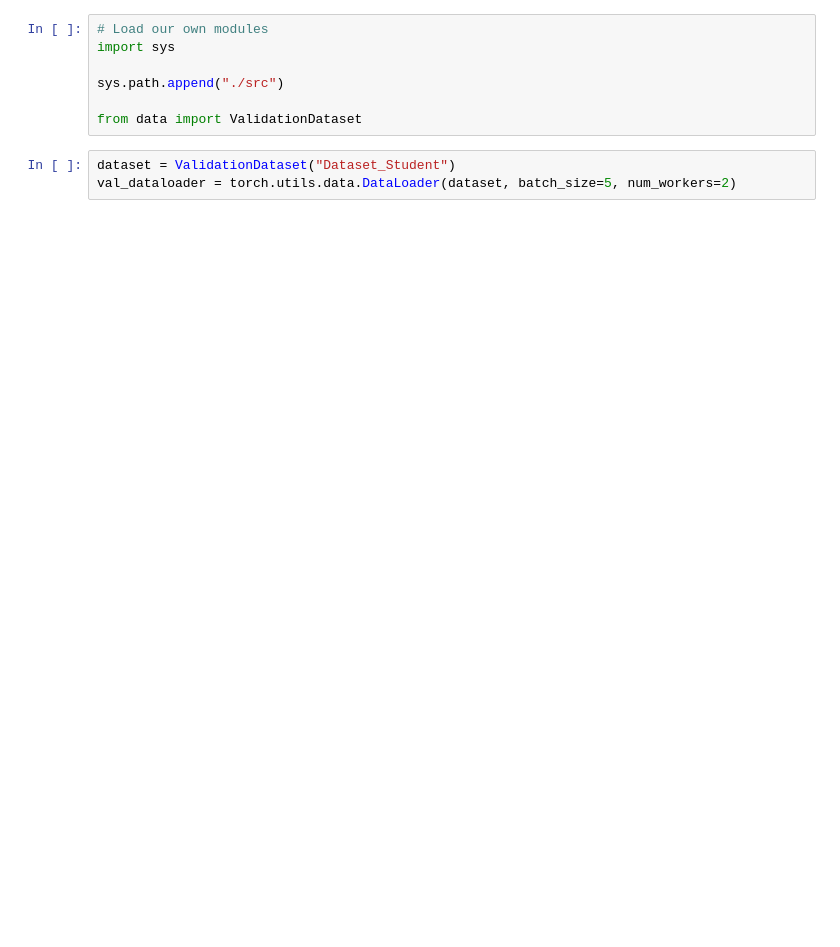
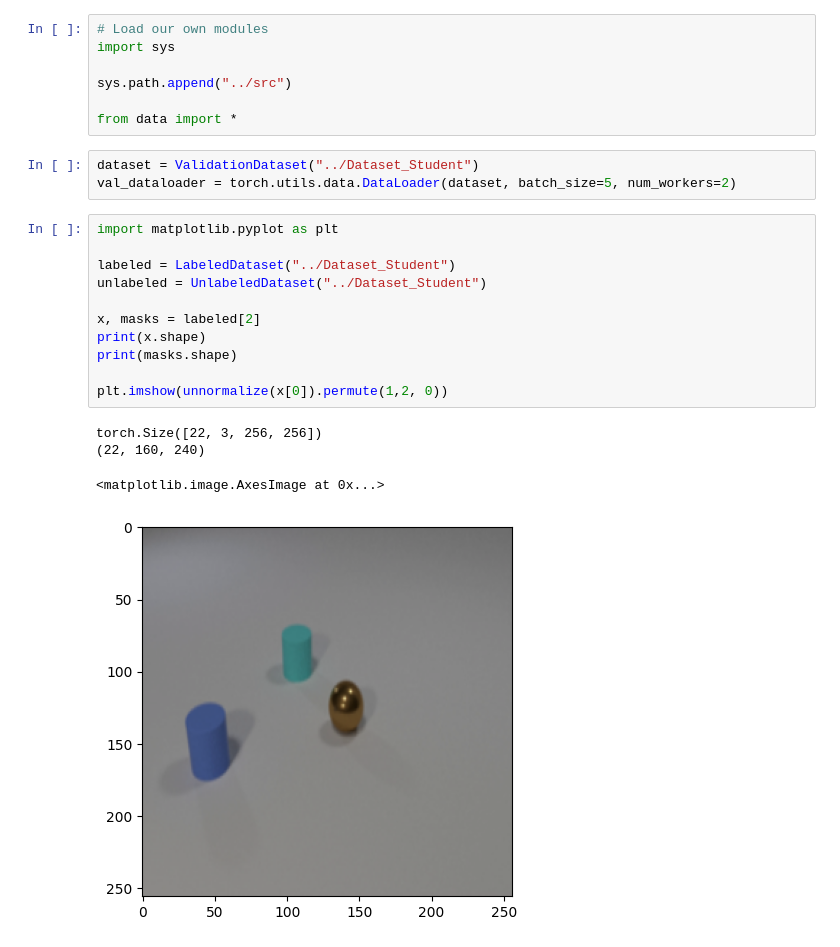
Before and after one commit to dqian3/dlfl2023-final, a Jupyter notebook: notebooks_dan/validate.ipynb, the cells around one changed output. Saved outputs shown, nothing was run; the diff lists cells and outputs as text; blank space fills up the shorter version.

```diff
--- a/notebooks_dan/validate.ipynb
+++ b/notebooks_dan/validate.ipynb
@@ -6,9 +8,25 @@ from torchmetrics import JaccardIndex
 # Load our own modules
 import sys
 
-sys.path.append("./src")
+sys.path.append("../src")
 
-from data import ValidationDataset
+from data import *
 # %%
-dataset = ValidationDataset("Dataset_Student")
+dataset = ValidationDataset("../Dataset_Student")
 val_dataloader = torch.utils.data.DataLoader(dataset, batch_size=5, num_workers=2)
+# %%
+import matplotlib.pyplot as plt
+
+labeled = LabeledDataset("../Dataset_Student")
+unlabeled = UnlabeledDataset("../Dataset_Student")
+
+x, masks = labeled[2]
+print(x.shape)
+print(masks.shape)
+
+plt.imshow(unnormalize(x[0]).permute(1,2, 0))
+# %% [output]
+torch.Size([22, 3, 256, 256])
+(22, 160, 240)
+<matplotlib.image.AxesImage at 0x...>
+[figure, added]
```
Also changed, not shown: parts of 6 cells of this notebook, 1 other file.
